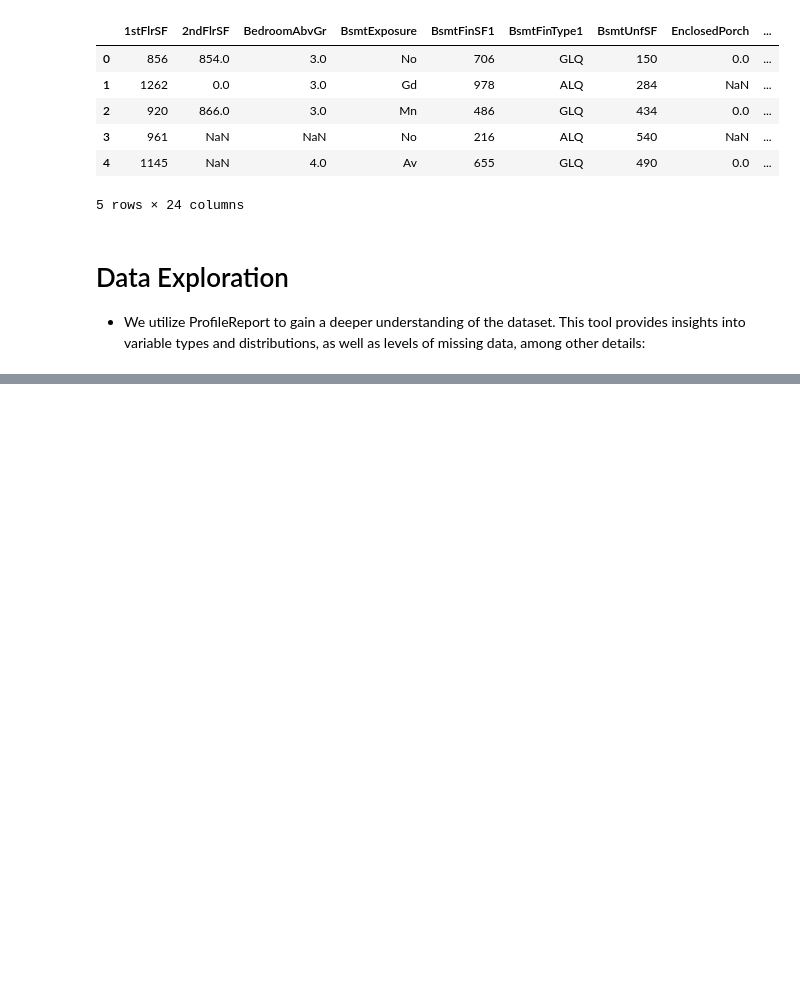
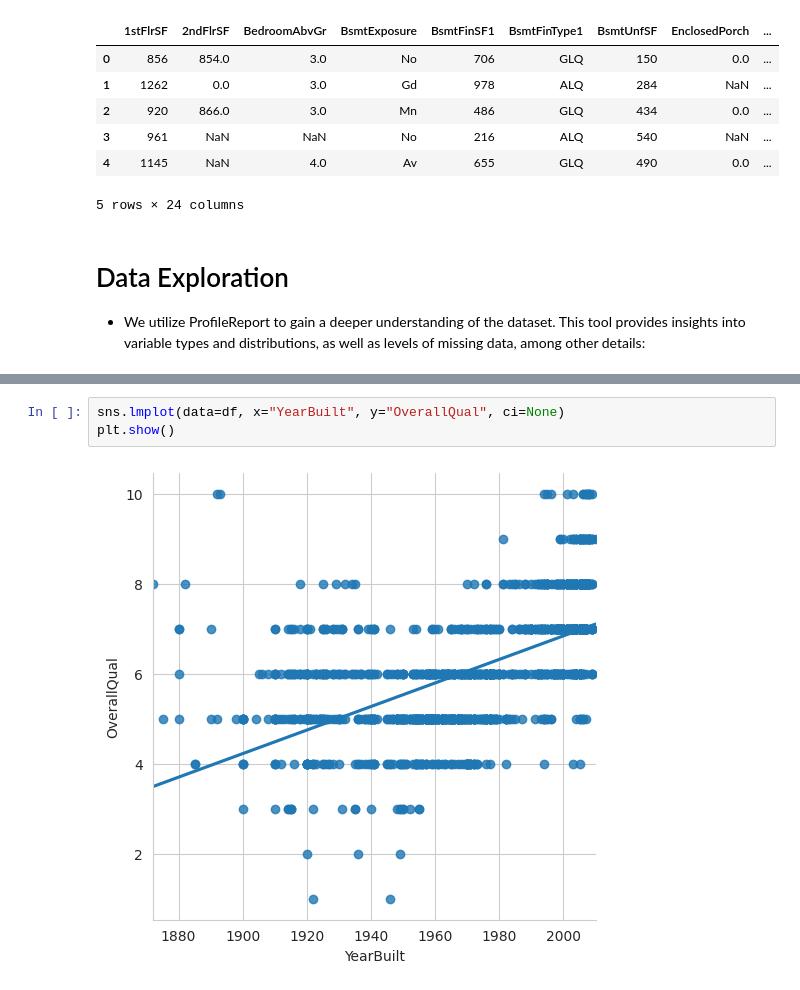
Before and after one commit to blackcatten/Heritage-Housing-project--Predictive-Analytics, a Jupyter notebook: jupyter_notebooks/02_PropertySalePrices.ipynb, the cells around one changed output, grey strips where cells are left out. Cells and saved outputs as stored; diff of their text form; blank space fills up the shorter version.

```diff
--- a/jupyter_notebooks/02_PropertySalePrices.ipynb
+++ b/jupyter_notebooks/02_PropertySalePrices.ipynb
@@ -75,0 +158,5 @@ profile.to_notebook_iframe()
+# %%
+sns.lmplot(data=df, x="YearBuilt", y="OverallQual", ci=None)
+plt.show()
+# %% [output]
+[figure, added]
```
Also changed, not shown: parts of 20 cells of this notebook, 1 other file.
